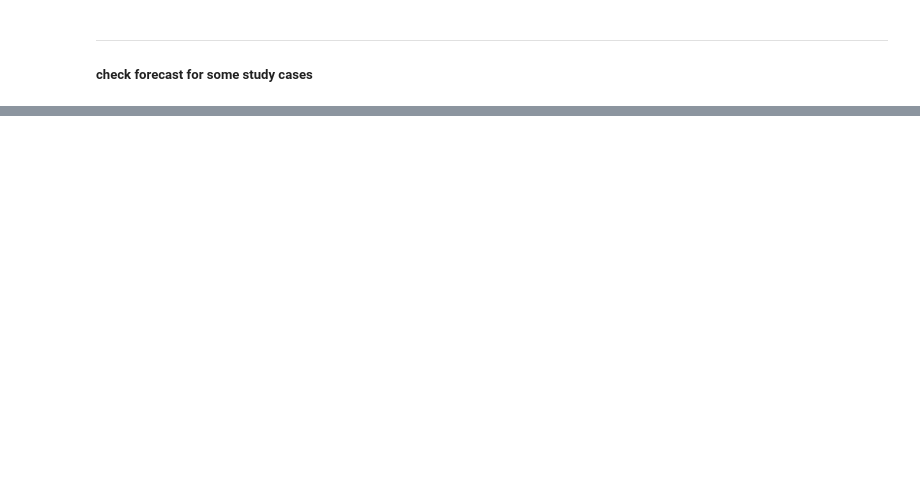
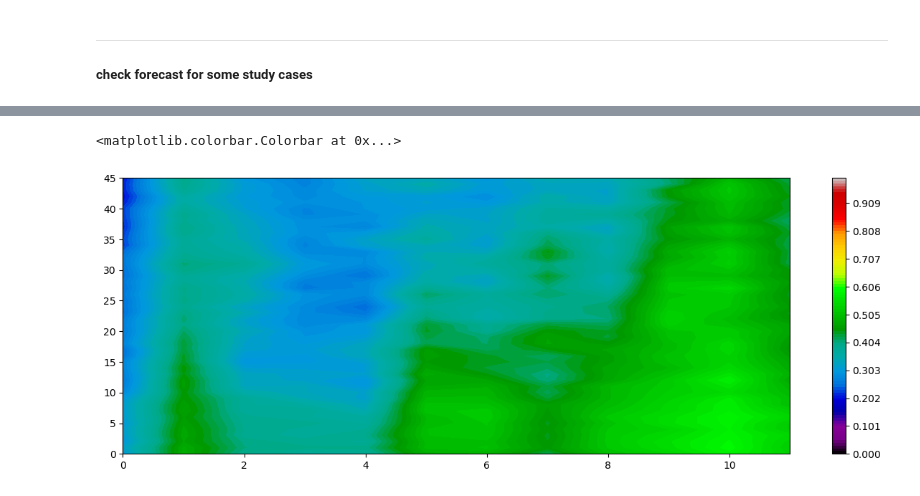
Before and after one commit to lucasglasner/S2S_CEAZA, a Jupyter notebook: quicklookhovmollers.ipynb, the cells around one changed output, grey strips where cells are left out. Saved outputs shown, nothing was run; the diff lists cells and outputs as text; code cells hidden in the pictures; blank space fills up the shorter version.

```diff
--- a/quicklookhovmollers.ipynb
+++ b/quicklookhovmollers.ipynb
@@ -147,17 +150 @@ itime = '2015-04-09'
 ftime = (pd.to_datetime(itime)+pd.Timedelta(days=46)).strftime('%F')
-# %%
-north_glorys = xr.concat([tropical_glorys.zos.drop('lon').groupby('time.dayofyear')-tropical_glorys_clim.zos.drop('lon'),
-                          coastnorth_glorys.zos.drop('lat').groupby('time.dayofyear')-coastnorth_glorys_clim.zos.drop('lat')
-                         ],'index')
-
-south_glorys = xr.concat([tropical_glorys.zos.drop('lon').groupby('time.dayofyear')-tropical_glorys_clim.zos.drop('lon'),
-                          coastsouth_glorys.zos.drop('lat').groupby('time.dayofyear')-coastsouth_glorys_clim.zos.drop('lat')
-                         ],'index')
-# %%
-north_reforecast = xr.concat([tropical_reforecast.zos.drop('lon').groupby('inittime.dayofyear')-tropical_reforecast_clim.zos.drop('lon'),
-                          coastnorth_reforecast.zos.drop('lat').groupby('inittime.dayofyear')-coastnorth_reforecast_clim.zos.drop('lat')
-                         ],'index')
-
-south_reforecast = xr.concat([tropical_reforecast.zos.drop('lon').groupby('inittime.dayofyear')-tropical_reforecast_clim.zos.drop('lon'),
-                          coastsouth_reforecast.zos.drop('lat').groupby('inittime.dayofyear')-coastsouth_reforecast_clim.zos.drop('lat')
-                         ],'index')
@@ -173,0 +164,26 @@ south_reforecast.sel(leadtime=0).sel(inittime=slice(itime,ftime)).squeeze().plot
+# %%
+p1 = south_glorys.sel(index=1133)
+p1['time'] = p1.time-pd.Timedelta(hours=12)
+p2 = south_reforecast.sel(index=78).drop_duplicates('inittime')#.rename({'inittime':'time'})#.interp(inittime=p1.time.values)
+p3 = []
+for lead in p2.leadtime.values:
+    p = p2.sel(leadtime=lead)
+    p['inittime'] = p.inittime+pd.Timedelta(days=lead)
+    p = p.rename({'inittime':'time'})
+    p = p.interp(time=p1.time.values)
+    p = dict(p.convert_calendar('noleap').groupby('time.month'))
+    p3.append(p)
+
+
+p1 = dict(p1.convert_calendar('noleap').groupby('time.month'))
+
+corr = np.empty((12,46))
+for dayofyear in range(12):
+    for lead in range(46):
+        corr[dayofyear,lead] = xr.corr(p1[dayofyear+1],p3[lead][dayofyear+1],'time')
+plt.figure(figsize=(15,5))
+plt.contourf(corr.T**2, vmin=0, vmax=1, cmap='nipy_spectral', levels=np.linspace(0,1,100))
+plt.colorbar()
+# %% [output]
+<matplotlib.colorbar.Colorbar at 0x...>
+[figure, added]
```
Also changed, not shown: parts of 13 cells of this notebook, 10 other files.
